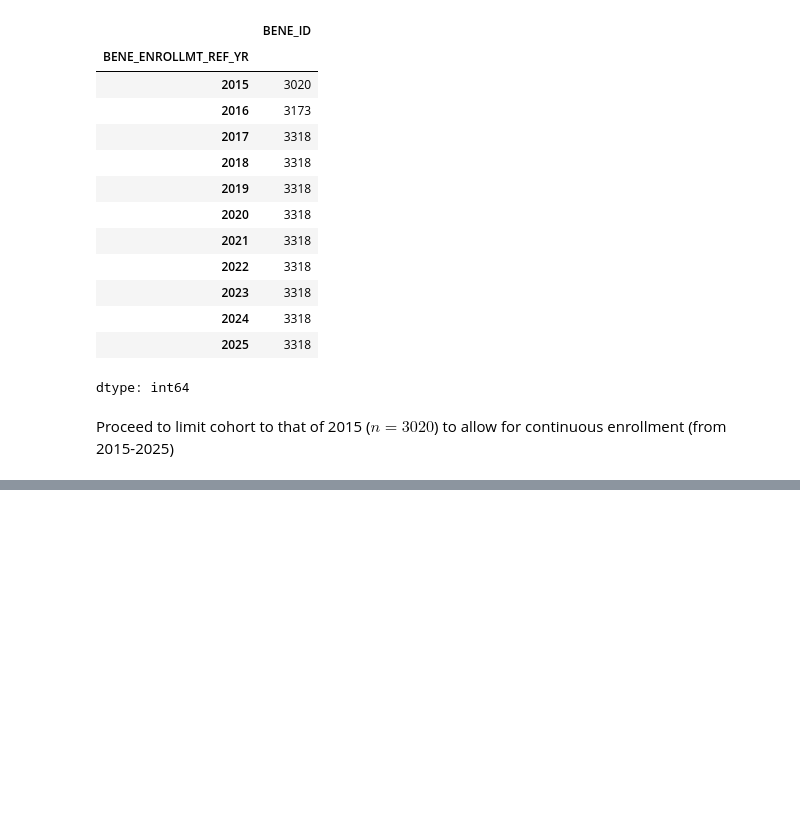
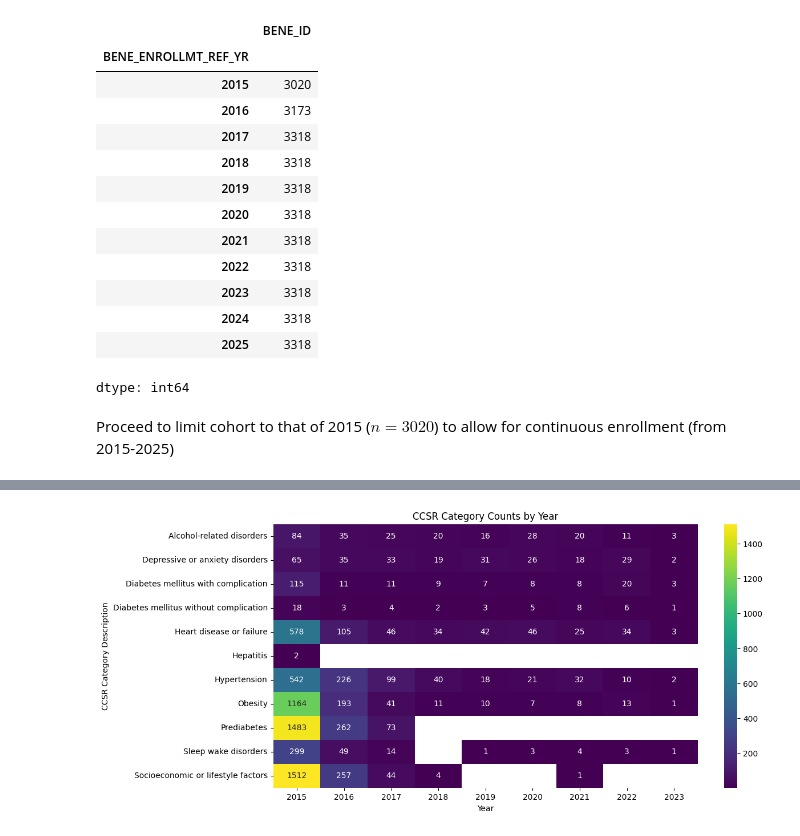
Before and after one commit to benabijah/EHR, a Jupyter notebook: cohort_selection.ipynb, the cells around one changed output, grey strips where cells are left out. Saved outputs shown, nothing was run; the diff lists cells and outputs as text; code cells hidden in the pictures; blank space fills up the shorter version.

```diff
--- a/cohort_selection.ipynb
+++ b/cohort_selection.ipynb
@@ -427,0 +209,6 @@ CCSR_cohort_filtered.to_csv('/content/drive/MyDrive/Data/Output/diabetes_cohort.
+# %%
+# prompt: group by 'BENE_ID','YR','CCSR_CATEGORY_DESCRIPTION_updated' and keep the first row only per group
+# Group by the specified columns and keep the first row of each group
+CCSR_cohort_filtered = CCSR_cohort_filtered.groupby(['BENE_ID', 'YR', 'CCSR_CATEGORY_DESCRIPTION_updated']).first().reset_index()
+CCSR_cohort_filtered = CCSR_cohort_filtered.drop(columns=['CCSR_CATEGORY_DESCRIPTION'])
+print(len(CCSR_cohort_filtered))
@@ -427,0 +301,10 @@ CCSR_cohort_filtered.to_csv('/content/drive/MyDrive/Data/Output/diabetes_cohort.
+# %%
+# identify patients with any regression in disease stage
+def has_regression(patient_data):
+    return (patient_data['DISEASE_STG'].diff() < 0).any()
+
+# keep only patients with consistent progression, then drop disease stage
+consistent_patients = ~CCSR_cohort_filtered.groupby('BENE_ID').apply(has_regression)
+CCSR_cohort_final = CCSR_cohort_filtered[CCSR_cohort_filtered['BENE_ID'].isin(consistent_patients.index[consistent_patients])]
+CCSR_cohort_final = CCSR_cohort_final.drop(columns=['DISEASE_STG'])
+CCSR_cohort_final
@@ -427,0 +405,7 @@ CCSR_cohort_filtered.to_csv('/content/drive/MyDrive/Data/Output/diabetes_cohort.
+# %%
+# prompt: group CCSR_cohort_final by BENE_ID and CCSR_CATEGORY_DESCRIPTION, then filter for the first row of each group
+
+# Group by 'BENE_ID' and 'CCSR_CATEGORY_DESCRIPTION', then get the first row of each group.
+CCSR_cohort_final = CCSR_cohort_final.groupby(['BENE_ID', 'CCSR_CATEGORY_DESCRIPTION_updated']).first().reset_index()
+CCSR_cohort_final = CCSR_cohort_final.sort_values(['BENE_ID', 'YR','MONTH'])
+CCSR_cohort_final
@@ -427,0 +426,4 @@ CCSR_cohort_filtered.to_csv('/content/drive/MyDrive/Data/Output/diabetes_cohort.
+# %%
+# group by 'YR' and 'CCSR_CATEGORY_DESCRIPTION' and count the occurrences
+frequency_counts = CCSR_cohort_final.groupby(['YR', 'CCSR_CATEGORY_DESCRIPTION_updated'])['BENE_ID'].count().reset_index(name='Count')
+frequency_counts
@@ -427,0 +444,17 @@ CCSR_cohort_filtered.to_csv('/content/drive/MyDrive/Data/Output/diabetes_cohort.
+# %%
+# prompt: Using frequency_counts, create a heatmap of CCSR_DESCRIPTION_CATEGORY by COUNT and YR.  CCSR_DESCRIPTION_CATEGORY should be on the Y axis
+import seaborn as sns
+import matplotlib.pyplot as plt
+
+# Create a pivot table for heatmap data
+heatmap_data = frequency_counts.pivot(index='CCSR_CATEGORY_DESCRIPTION_updated', columns='YR', values='Count')
+
+# Create the heatmap
+plt.figure(figsize=(12, 6))  # Adjust figure size as needed
+sns.heatmap(heatmap_data, annot=True, fmt='g', cmap='viridis')
+plt.title('CCSR Category Counts by Year')
+plt.xlabel('Year')
+plt.ylabel('CCSR Category Description')
+plt.show()
+# %% [output]
+[figure, added]
```
Also changed, not shown: parts of 49 cells of this notebook.
